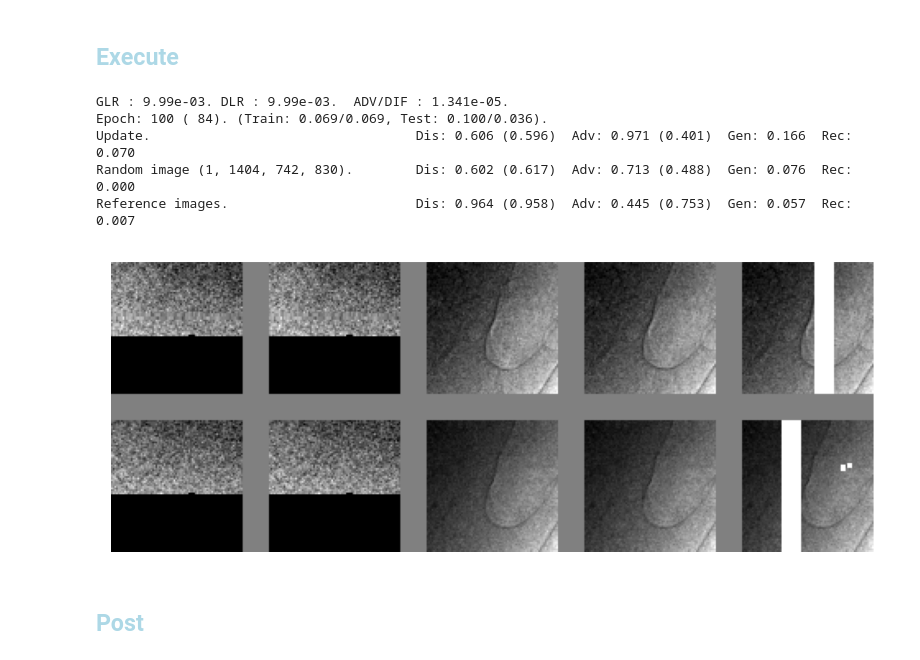
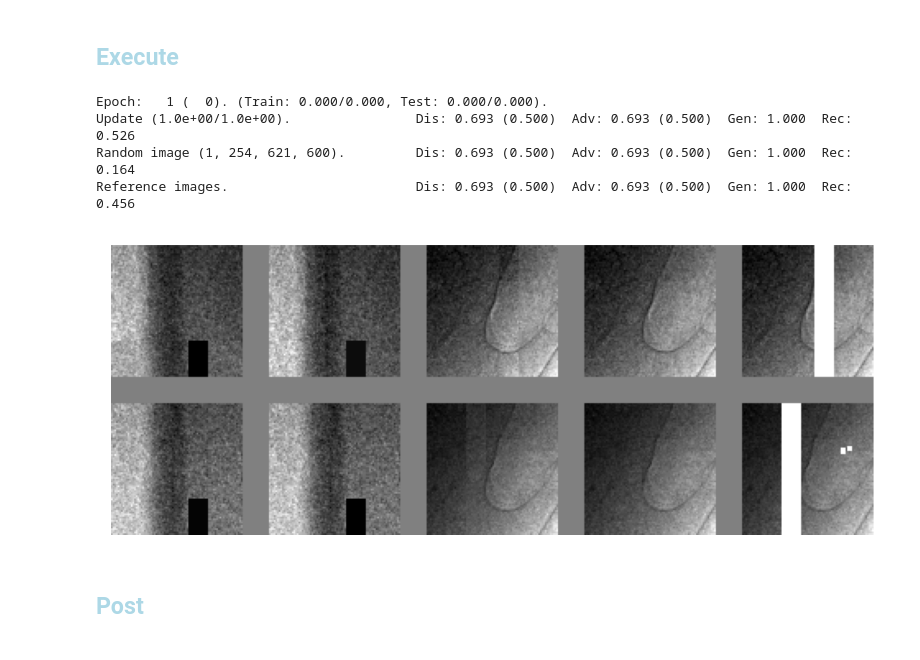
Before and after one commit to antonmx/shiftpatch, a Jupyter notebook: shiftpatch_bp3.ipynb, the cells around one changed output. Saved outputs shown, nothing was run; the diff lists cells and outputs as text; code cells hidden in the pictures.

```diff
--- a/shiftpatch_bp3.ipynb
+++ b/shiftpatch_bp3.ipynb
@@ -30,8 +30,8 @@ sg.TCfg = sg.TCfgClass(
      exec = 3
     ,nofEpochs = None
     ,latentDim = 64
-    ,batchSize = 2**12
-    ,batchSplit = 2**4
+    ,batchSize = 2**8
+    ,batchSplit = 2**1
     ,loaderWorkers = 16
     ,labelSmoothFac = 0.1 # For Fake labels (or set to 0.0 for no smoothing).
     ,learningRateD = 1e-4
@@ -218,6 +191,8 @@ class Discriminator(torch.nn.Module):
         self.discIMG = DiscriminatorIMG()
         self.discFFT = DiscriminatorFFT()
         self.IMG_FFT = 0.5
+        sg.load_model(self, model_path="model_3_dis.pt" )
+
     def forward(self, images):
         if images.dim() == 3:
             images = images.unsqueeze(1)
@@ -265,14 +240,13 @@ sg.scheduler_G = torch.optim.lr_scheduler.StepLR(sg.optimizer_G, 1, gamma=1)
 sg.scheduler_D = torch.optim.lr_scheduler.StepLR(sg.optimizer_D, 1, gamma=1)
 savedCheckPoint = f"checkPoint_{sg.TCfg.exec}"
 sg.epoch, sg.imer, sg.minRecTest, sg.minRecTrain, sg.minTestEpoch, sg.startFrom, sg.resAcc = \
-    sg.restoreCheckpoint(savedCheckPoint+".pth")
+    sg.restoreCheckpoint()#savedCheckPoint+".pth")
 sg.writer = sg.createWriter(sg.TCfg.logDir, True)
 
 sg.scheduler_G.gamma = 1-0.001
 sg.scheduler_D.gamma = 1-0.001
-sg.writer = sg.createWriter(sg.TCfg.logDir, True)
 sg.optimizer_G.step()
-torch.optim.lr_scheduler.LambdaLR(sg.optimizer_G, lambda epoch: 0.1).step()
+torch.optim.lr_scheduler.LambdaLR(sg.optimizer_G, lambda epoch: 1).step()
 sg.optimizer_D.step()
 torch.optim.lr_scheduler.LambdaLR(sg.optimizer_D, lambda epoch: 0.1).step()
 #sg.startFrom = 0
@@ -310,8 +284,10 @@ sg.freeGPUmem()
 
 
 #sg.minRecTest, sg.minRecTrain = 1, 1
-sg.ADV_DIF = 2e-6 # 0.008108
+sg.ADV_DIF = 1
 sg.SSIM_MSE = 1
+sg.discriminator.IMG_FFT = 1
+sg.skipThreshold = 0.15
 
 def adjustScheduler(scheduler, iniLr, target) :
     if scheduler is None :
@@ -319,46 +295,44 @@ def adjustScheduler(scheduler, iniLr, target) :
     gamma = scheduler.gamma
     curLR = scheduler.get_last_lr()[0] / iniLr
     if gamma < 1 and curLR > target \
     or gamma > 1 and curLR < target :
         scheduler.step()
     return f"LR : {curLR:.2e}. "
 
 
 def my_beforeReport(_) :
     message = ""
-    message += "G" + adjustScheduler(sg.scheduler_G, sg.TCfg.learningRateG, 0.01)
-    message += "D" + adjustScheduler(sg.scheduler_D, sg.TCfg.learningRateD, 0.01)
-    message += f" ADV/DIF : {sg.ADV_DIF:.3e}."
-    sg.ADV_DIF = max(1e-6, sg.ADV_DIF+1e-8)
+    message += "G" + adjustScheduler(sg.scheduler_G, sg.TCfg.learningRateG, 0.001)
+    message += "D" + adjustScheduler(sg.scheduler_D, sg.TCfg.learningRateD, 0.001)
+    #message += f" ADV/DIF : {sg.ADV_DIF:.3e}."
+    #sg.ADV_DIF = max(1e-6, sg.ADV_DIF+1e-8)
 #    message += f" Ampl : {sg.generator.amplitude:.3f}."
 #    sg.generator.amplitude = min(1, sg.generator.amplitude * (1+5e-3) )
     with open(f"message_{sg.TCfg.exec}.txt", 'a') as file:
         file.write(message + "\n")
     print(message)
     return
-sg.beforeReport = my_beforeReport
+#sg.beforeReport = my_beforeReport
 
 #sg.TCfg.loaderWorkers = 0 # for debug single threaded
 try :
     sg.train(savedCheckPoint)
 except :
     #del sg.dataLoader
     #del sg.testLoaderrelo
     sg.freeGPUmem()
     1/10 # to release Jupyuter memory in the next step
     sg.epoch -= 1
     raise
 
 # From scratch
-# Gen BN; Dis noBN; Dis pair, SSIMwin 1 + FFT
-# LRs 1 -> 0.1 (e)
+# ADV_DIF = 1, SSIM_MSE = 1, IMG_FFT = 1
 # %% [output]
-GLR : 9.99e-03. DLR : 9.99e-03.  ADV/DIF : 1.341e-05.
-Epoch: 100 ( 84). (Train: 0.069/0.069, Test: 0.100/0.036).
-Update.                                  Dis: 0.606 (0.596)  Adv: 0.971 (0.401)  Gen: 0.166  Rec: 0.070
-Random image (1, 1404, 742, 830).        Dis: 0.602 (0.617)  Adv: 0.713 (0.488)  Gen: 0.076  Rec: 0.000
-Reference images.                        Dis: 0.964 (0.958)  Adv: 0.445 (0.753)  Gen: 0.057  Rec: 0.007
+Epoch:   1 (  0). (Train: 0.000/0.000, Test: 0.000/0.000).
+Update (1.0e+00/1.0e+00).                Dis: 0.693 (0.500)  Adv: 0.693 (0.500)  Gen: 1.000  Rec: 0.526
+Random image (1, 254, 621, 600).         Dis: 0.693 (0.500)  Adv: 0.693 (0.500)  Gen: 1.000  Rec: 0.164
+Reference images.                        Dis: 0.693 (0.500)  Adv: 0.693 (0.500)  Gen: 1.000  Rec: 0.456
-[figure, old version]
+[figure, new version]
 # %% [markdown]
 ## <font style="color:lightblue">Post</font>
 # %%
```
Also changed, not shown: parts of 4 cells of this notebook, 4 other files.
